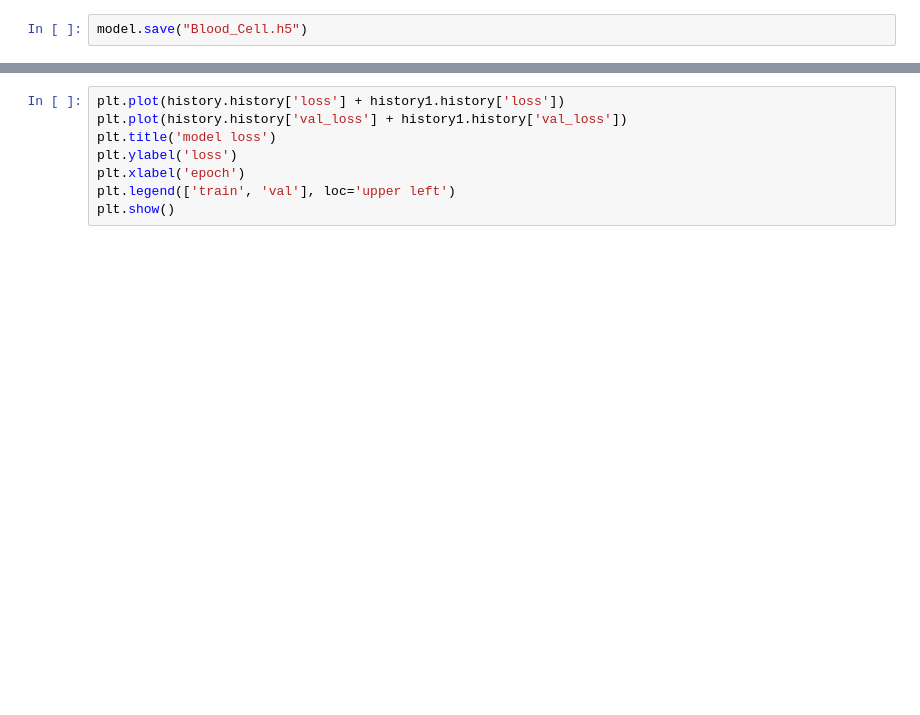
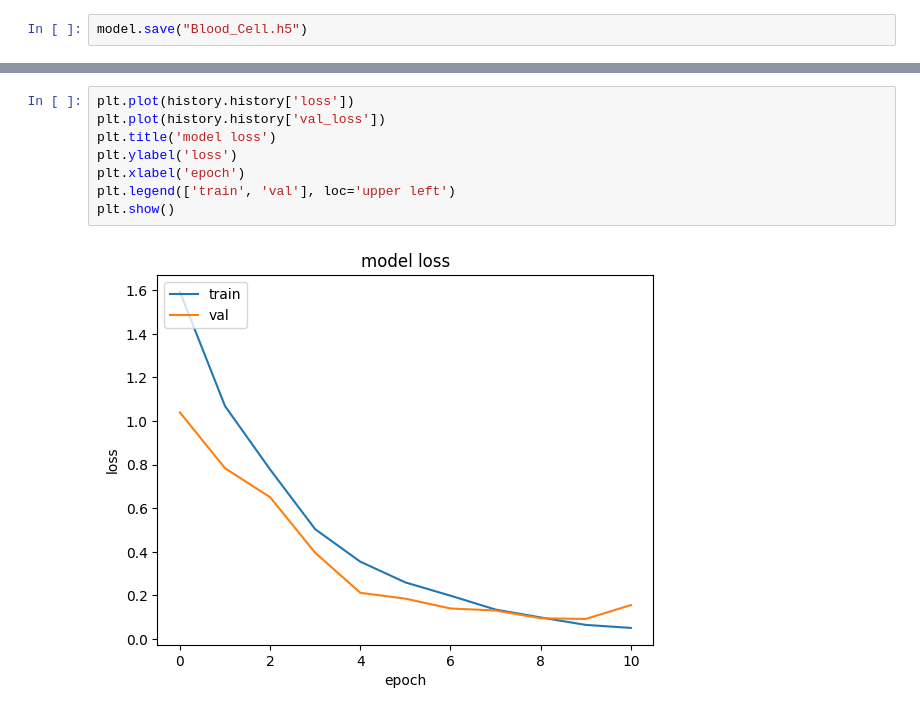
Before and after one commit to DecX-x/Blood_Cell-Image_Classification, a Jupyter notebook: main.ipynb, the cells around one changed output, grey strips where cells are left out. Cells and saved outputs as stored; diff of their text form; blank space fills up the shorter version.

```diff
--- a/main.ipynb
+++ b/main.ipynb
@@ -296,8 +294,10 @@ NameError: name 'history1' is not defined
 # %%
-plt.plot(history.history['loss'] + history1.history['loss'])
-plt.plot(history.history['val_loss'] + history1.history['val_loss'])
+plt.plot(history.history['loss'])
+plt.plot(history.history['val_loss'])
 plt.title('model loss')
 plt.ylabel('loss')
 plt.xlabel('epoch')
 plt.legend(['train', 'val'], loc='upper left')
 plt.show()
+# %% [output]
+[figure, added]
```
Also changed, not shown: parts of 7 cells of this notebook, 1 other file.
